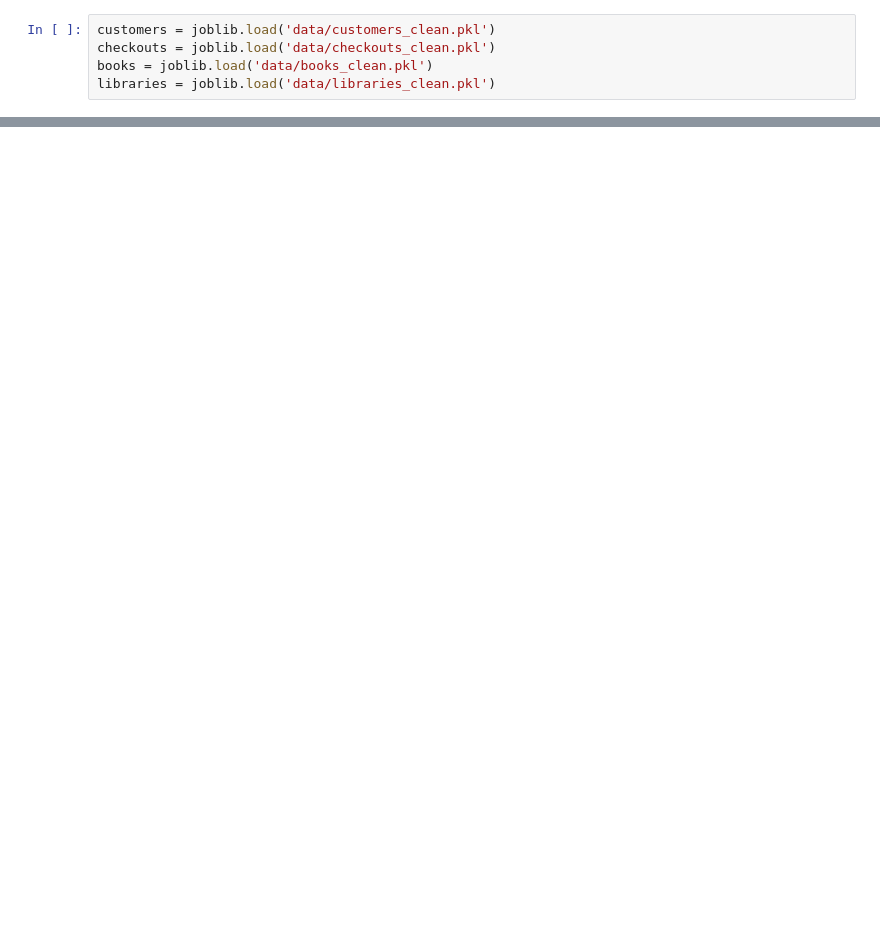
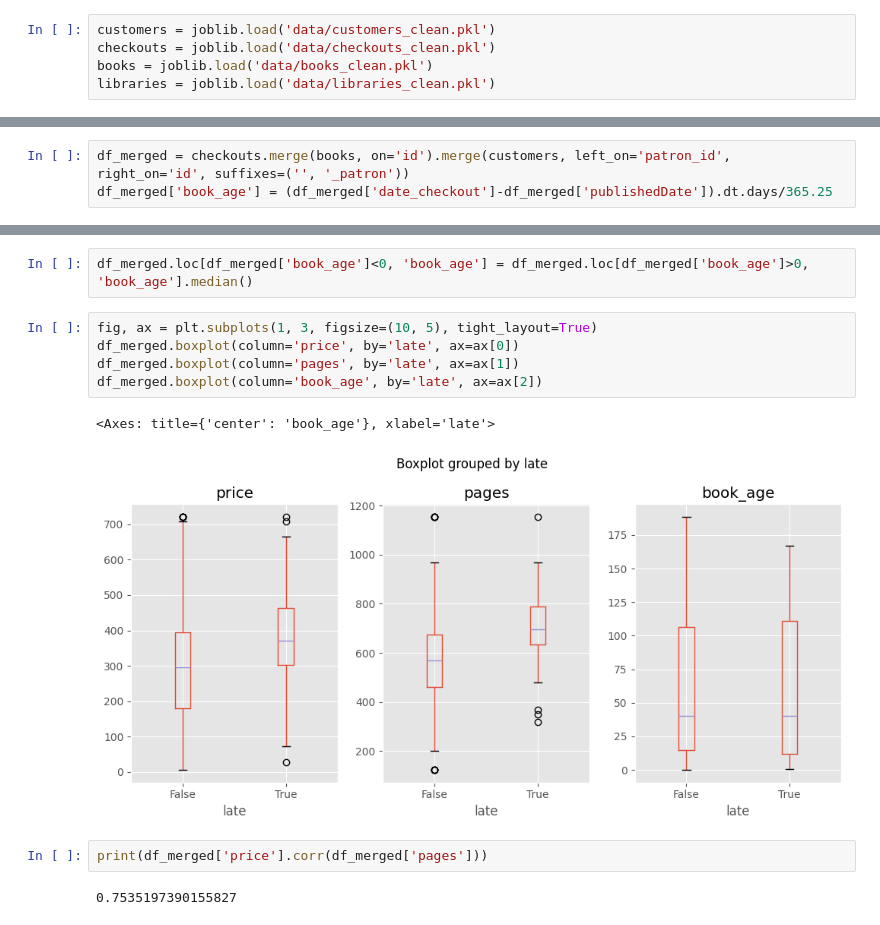
Before and after one commit to cokoladnomleko/book-return-analysis, a Jupyter notebook: data_analysis.ipynb, the cells around one changed output, grey strips where cells are left out. Cells and saved outputs as stored; diff of their text form; blank space fills up the shorter version.

```diff
--- a/data_analysis.ipynb
+++ b/data_analysis.ipynb
@@ -29,0 +36,3 @@ fig.show()
+# %%
+df_merged = checkouts.merge(books, on='id').merge(customers, left_on='patron_id', right_on='id', suffixes=('', '_patron'))
+df_merged['book_age'] = (df_merged['date_checkout']-df_merged['publishedDate']).dt.days/365.25
@@ -29,0 +45,14 @@ fig.show()
+# %%
+df_merged.loc[df_merged['book_age']<0, 'book_age'] = df_merged.loc[df_merged['book_age']>0, 'book_age'].median()
+# %%
+fig, ax = plt.subplots(1, 3, figsize=(10, 5), tight_layout=True)
+df_merged.boxplot(column='price', by='late', ax=ax[0])
+df_merged.boxplot(column='pages', by='late', ax=ax[1])
+df_merged.boxplot(column='book_age', by='late', ax=ax[2])
+# %% [output]
+<Axes: title={'center': 'book_age'}, xlabel='late'>
+[figure, added]
+# %%
+print(df_merged['price'].corr(df_merged['pages']))
+# %% [output]
+0.7535197390155827
```
Also changed, not shown: parts of 26 cells of this notebook.
